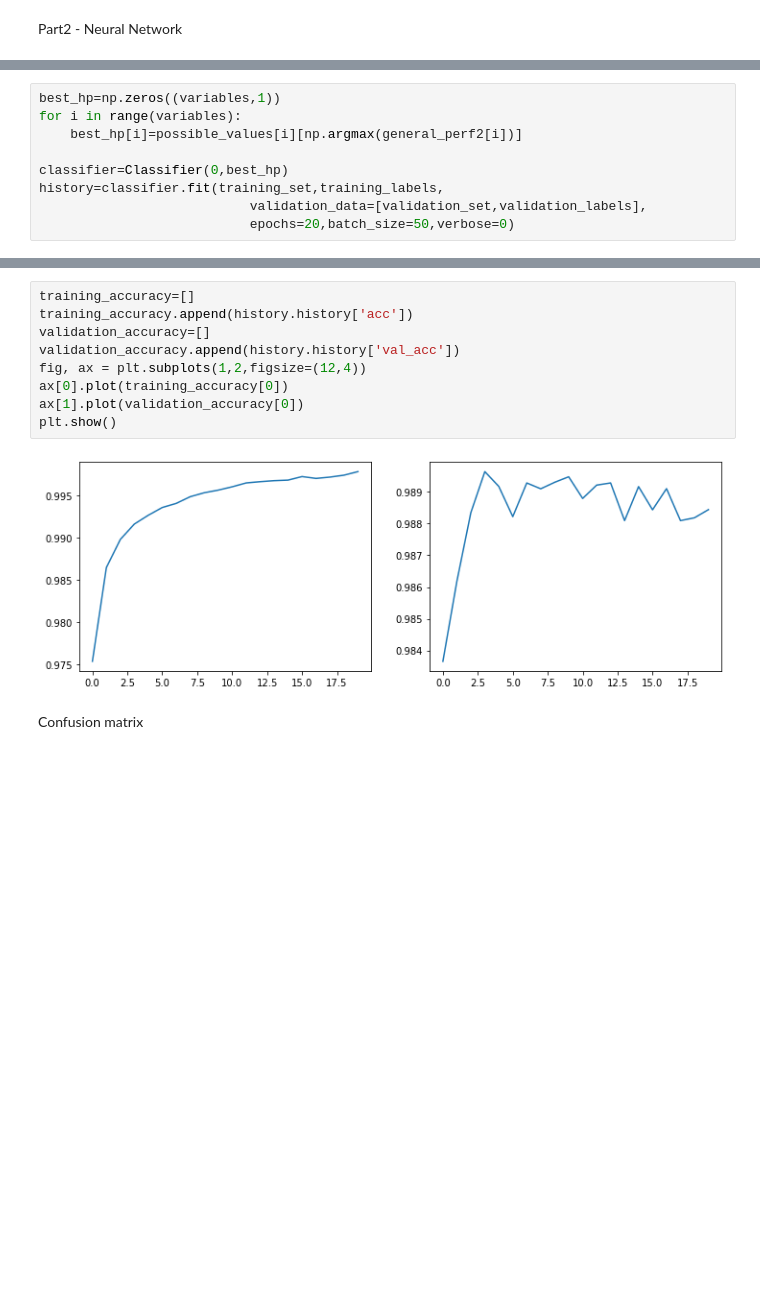
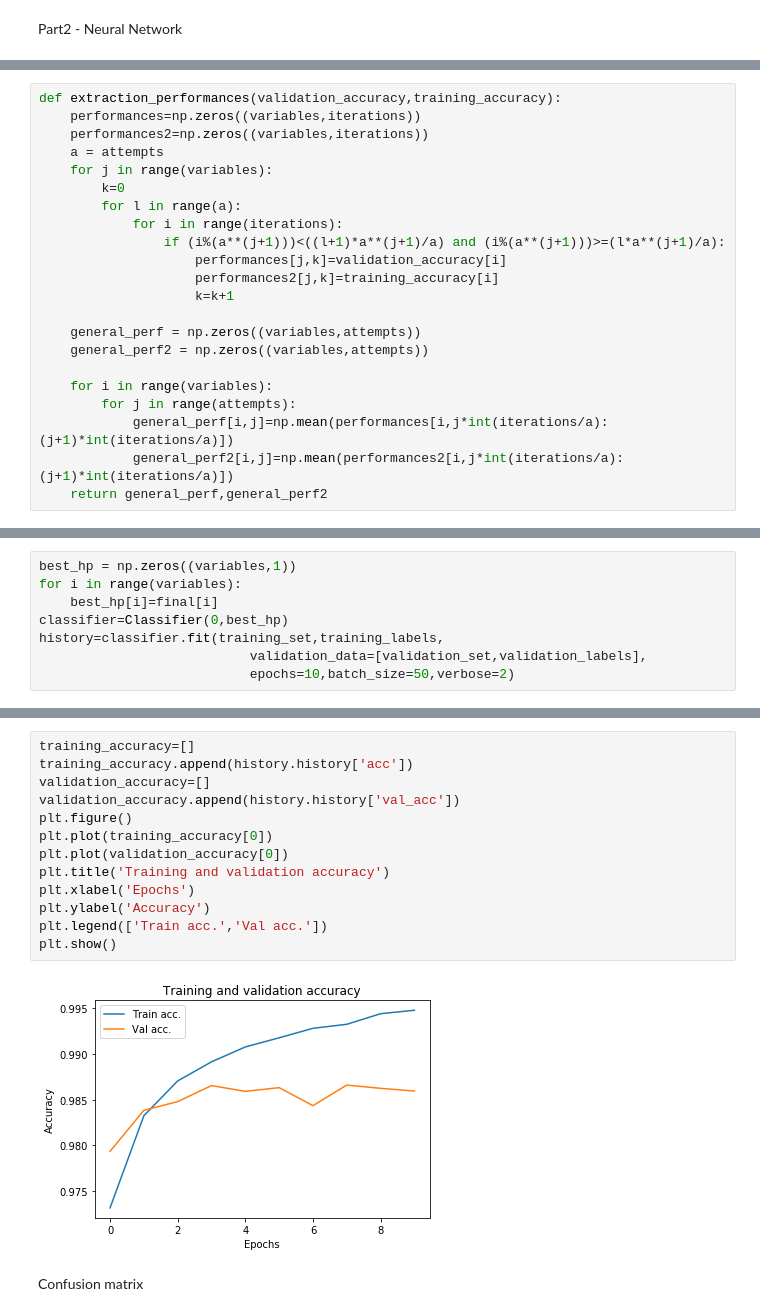
Before and after one commit to Fede5991/HumanDataAnalytics, a Jupyter notebook: Project1.ipynb, the cells around one changed output, grey strips where cells are left out. Saved outputs shown, nothing was run; the diff lists cells and outputs as text; blank space fills up the shorter version.

```diff
--- a/Project1.ipynb
+++ b/Project1.ipynb
@@ -290 +322,23 @@ step = int(np.log2(iterations))
+# %%
+def extraction_performances(validation_accuracy,training_accuracy):
+    performances=np.zeros((variables,iterations))
+    performances2=np.zeros((variables,iterations))
+    a = attempts
+    for j in range(variables):
+        k=0
+        for l in range(a):
+            for i in range(iterations):
+                if (i%(a**(j+1)))<((l+1)*a**(j+1)/a) and (i%(a**(j+1)))>=(l*a**(j+1)/a):
+                    performances[j,k]=validation_accuracy[i]
+                    performances2[j,k]=training_accuracy[i]
+                    k=k+1
+
+    general_perf = np.zeros((variables,attempts))
+    general_perf2 = np.zeros((variables,attempts))
+
+    for i in range(variables):
+        for j in range(attempts):
+            general_perf[i,j]=np.mean(performances[i,j*int(iterations/a):(j+1)*int(iterations/a)])
+            general_perf2[i,j]=np.mean(performances2[i,j*int(iterations/a):(j+1)*int(iterations/a)])
+    return general_perf,general_perf2
 # %%
@@ -358,11 +459,10 @@ fig.show()
 # %% [output]
 [interactive output not drawn]
 # %%
-best_hp=np.zeros((variables,1))
+best_hp = np.zeros((variables,1))
 for i in range(variables):
-    best_hp[i]=possible_values[i][np.argmax(general_perf2[i])]
-
+    best_hp[i]=final[i]
 classifier=Classifier(0,best_hp)
 history=classifier.fit(training_set,training_labels,
                            validation_data=[validation_set,validation_labels],
-                           epochs=20,batch_size=50,verbose=0)
+                           epochs=10,batch_size=50,verbose=2)
@@ -369,14 +487,18 @@ history=classifier.fit(training_set,training_labels,
 # %%
 training_accuracy=[]
 training_accuracy.append(history.history['acc'])
 validation_accuracy=[]
 validation_accuracy.append(history.history['val_acc'])
-fig, ax = plt.subplots(1,2,figsize=(12,4))
-ax[0].plot(training_accuracy[0])
-ax[1].plot(validation_accuracy[0])
+plt.figure()
+plt.plot(training_accuracy[0])
+plt.plot(validation_accuracy[0])
+plt.title('Training and validation accuracy')
+plt.xlabel('Epochs')
+plt.ylabel('Accuracy')
+plt.legend(['Train acc.','Val acc.'])
 plt.show()
 # %% [output]
-[figure, old version]
+[figure, new version]
 # %% [markdown]
 Confusion matrix
 # %%
```
Also changed, not shown: parts of 8 cells of this notebook.
